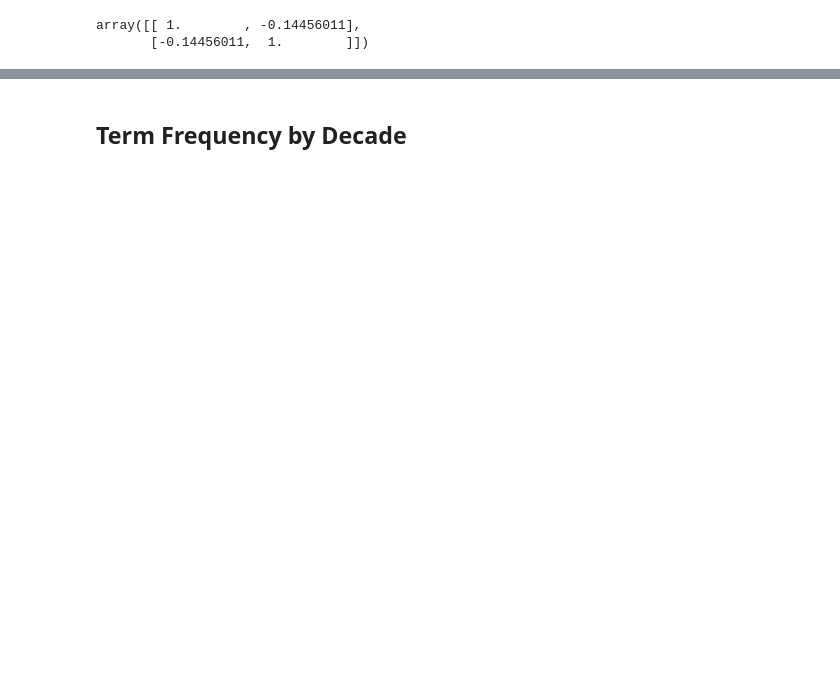
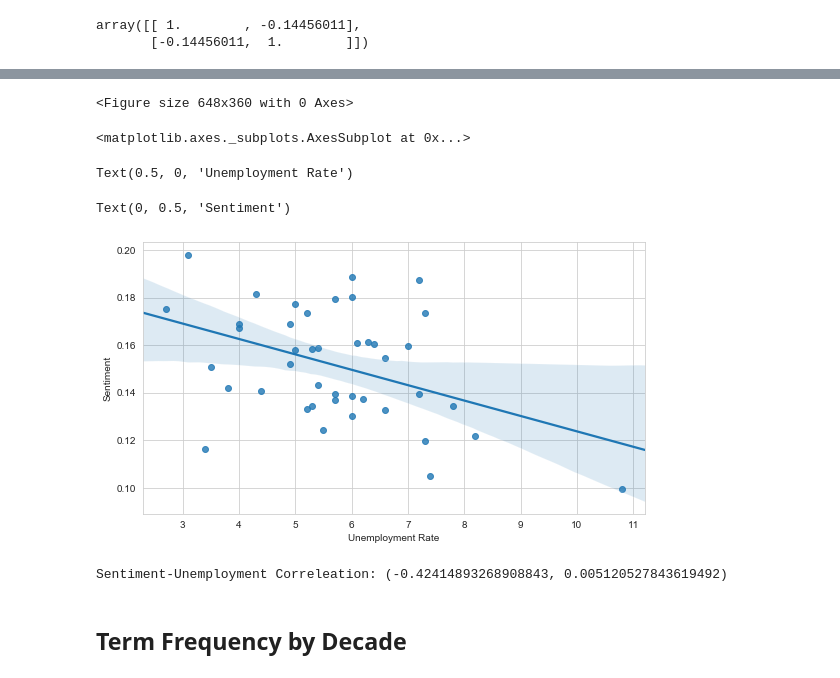
Before and after one commit to ksenluu/NU_453_NLP, a Jupyter notebook: A.3 Final Report - SOTU.ipynb, the cells around one changed output, grey strips where cells are left out. Cells and saved outputs as stored; diff of their text form; code cells hidden in the pictures; blank space fills up the shorter version.

```diff
--- a/A.3 Final Report - SOTU.ipynb
+++ b/A.3 Final Report - SOTU.ipynb
@@ -1284,0 +893,9 @@ plt.show()
+# %%
+data_sa_emp = data_sa.merge(employment_df, how='left', on='year')
+# %%
+data_sa_emp['rate'] = data_sa_emp['rate']*100
+# %%
+data_sa_emp.rename(columns={'rate':'unemployment_rate'}, inplace=True)
+# %%
+data_sa_emp = data_sa_emp[data_sa_emp['unemployment_rate'].notna()].sort_values('year').reset_index(drop=True)
+data_sa_emp.head()
@@ -1285,3 +909,29 @@ plt.show()
+# %%
+plt.figure(figsize=(9, 5))
+
+#plt.subplot(121)
+#sns.regplot(df.gdp_rate, df.sentiment)
+#plt.xlabel('GDP Growth Rate')
+#plt.ylabel('Sentiment')
+
+#plt.subplot(122)
+sns.regplot(data_sa_emp.unemployment_rate, data_sa_emp.sentiment)
+plt.xlabel('Unemployment Rate')
+plt.ylabel('Sentiment')
+
+plt.show()
+# %% [output]
+<Figure size 648x360 with 0 Axes>
+<matplotlib.axes._subplots.AxesSubplot at 0x...>
+Text(0.5, 0, 'Unemployment Rate')
+Text(0, 0.5, 'Sentiment')
+[figure, added]
+# %%
+from scipy.stats import pearsonr
+
+print('Sentiment-Unemployment Correleation:', pearsonr(data_sa_emp.unemployment_rate, data_sa_emp.sentiment))
+# %% [output]
+Sentiment-Unemployment Correleation: (-0.42414893268908843, 0.005120527843619492)
 # %% [markdown]
 ## Term Frequency by Decade
 # %%
```
Also changed, not shown: parts of 41 cells of this notebook, 2 other files.
